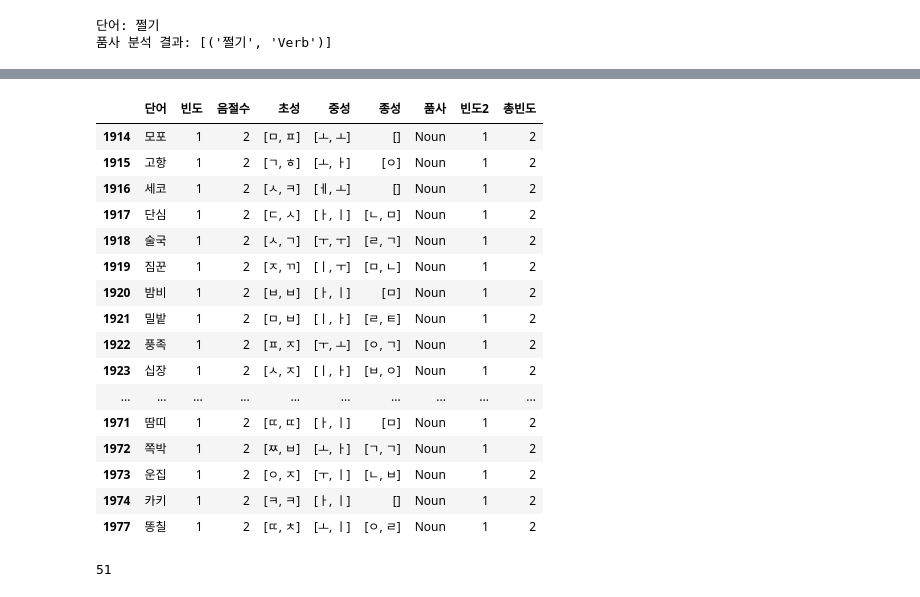
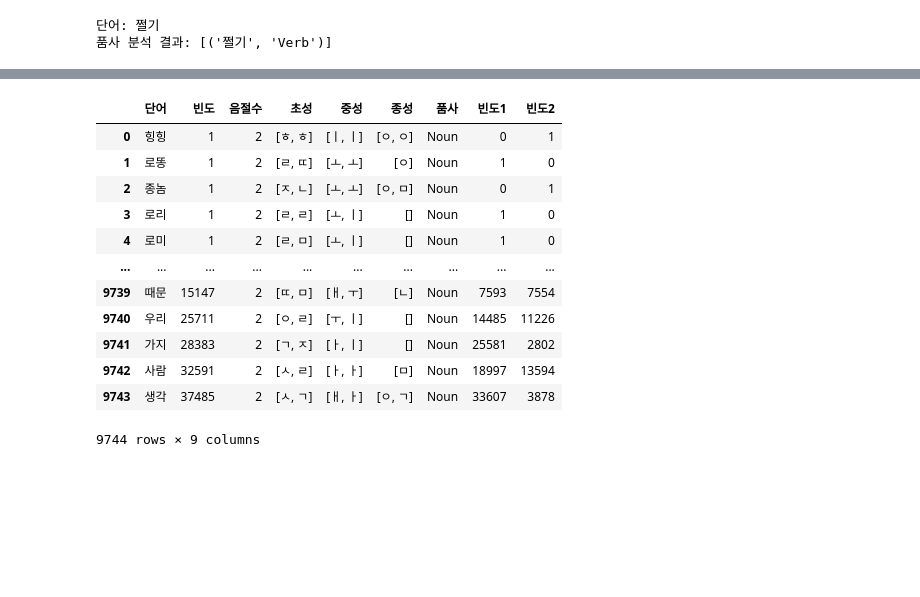
Before and after one commit to irregular6612/phoneticConvergence, a Jupyter notebook: data.ipynb, the cells around one changed output, grey strips where cells are left out. Drawn from its saved outputs; the diff is of its cells as text; code cells hidden in the pictures; blank space fills up the shorter version.

```diff
--- a/data.ipynb
+++ b/data.ipynb
@@ -334,0 +303,3 @@ corpus2
+# %%
+corpus1['빈도1'] = corpus1['빈도']
+corpus1
@@ -334,0 +320,3 @@ corpus2
+# %%
+corpus2['빈도2'] = corpus2['빈도']
+corpus2
@@ -335,3 +337,2 @@ corpus2
 # %%
-corpus2.columns = ['어휘', '빈도']
-corpus1.columns
+corpus2 = corpus2.rename(columns={'어휘': '단어'})
@@ -347,8 +338,0 @@ main_df.groupby('단어')['빈도'].sum()
-# %%
-#일반 어휘 통계에서 동일한 단어를 찾아서 빈도 추출.
-for index, item in enumerate(corpus1['단어']):
-    if item in corpus2['어휘'].values:
-        corpus1.loc[index, '빈도2'] = corpus2.loc[corpus2['어휘'] == item, '빈도'].values[0]
-    else:
-        corpus1.loc[index, '빈도2'] = 0
-corpus1
@@ -392,24 +339,34 @@ word_df
-# %%
-word_df[(word_df['빈도'] == 1) & (word_df['빈도2'] == 1)]
-# %% [output]
-|  | 단어 | 빈도 | 음절수 | 초성 | 중성 | 종성 | 품사 | 빈도2 | 총빈도 |
-| 1914 | 모포 | 1 | 2 | [ㅁ, ㅍ] | [ㅗ, ㅗ] | [] | Noun | 1 | 2 |
-| 1915 | 고항 | 1 | 2 | [ㄱ, ㅎ] | [ㅗ, ㅏ] | [ㅇ] | Noun | 1 | 2 |
-| 1916 | 세코 | 1 | 2 | [ㅅ, ㅋ] | [ㅔ, ㅗ] | [] | Noun | 1 | 2 |
-| 1917 | 단심 | 1 | 2 | [ㄷ, ㅅ] | [ㅏ, ㅣ] | [ㄴ, ㅁ] | Noun | 1 | 2 |
-| 1918 | 술국 | 1 | 2 | [ㅅ, ㄱ] | [ㅜ, ㅜ] | [ㄹ, ㄱ] | Noun | 1 | 2 |
-| 1919 | 짐꾼 | 1 | 2 | [ㅈ, ㄲ] | [ㅣ, ㅜ] | [ㅁ, ㄴ] | Noun | 1 | 2 |
-| 1920 | 밤비 | 1 | 2 | [ㅂ, ㅂ] | [ㅏ, ㅣ] | [ㅁ] | Noun | 1 | 2 |
-| 1921 | 밀밭 | 1 | 2 | [ㅁ, ㅂ] | [ㅣ, ㅏ] | [ㄹ, ㅌ] | Noun | 1 | 2 |
-| 1922 | 풍족 | 1 | 2 | [ㅍ, ㅈ] | [ㅜ, ㅗ] | [ㅇ, ㄱ] | Noun | 1 | 2 |
-| 1923 | 십장 | 1 | 2 | [ㅅ, ㅈ] | [ㅣ, ㅏ] | [ㅂ, ㅇ] | Noun | 1 | 2 |
-| ... | ... | ... | ... | ... | ... | ... | ... | ... | ... |
-| 1971 | 땀띠 | 1 | 2 | [ㄸ, ㄸ] | [ㅏ, ㅣ] | [ㅁ] | Noun | 1 | 2 |
-| 1972 | 쪽박 | 1 | 2 | [ㅉ, ㅂ] | [ㅗ, ㅏ] | [ㄱ, ㄱ] | Noun | 1 | 2 |
-| 1973 | 운집 | 1 | 2 | [ㅇ, ㅈ] | [ㅜ, ㅣ] | [ㄴ, ㅂ] | Noun | 1 | 2 |
-| 1974 | 카키 | 1 | 2 | [ㅋ, ㅋ] | [ㅏ, ㅣ] | [] | Noun | 1 | 2 |
-| 1977 | 똥칠 | 1 | 2 | [ㄸ, ㅊ] | [ㅗ, ㅣ] | [ㅇ, ㄹ] | Noun | 1 | 2 |
-# %%
-len(word_df[(word_df['빈도'] == 1) & (word_df['빈도2'] == 1)])
-# %% [output]
-51
+# %%
+# 합치고, 각 소스별 빈도도 살리기.
+main_df = pd.concat([corpus1, corpus2], ignore_index=True)
+main_df = main_df.groupby('단어').agg({'빈도': 'sum',
+                           '음절수': 'first',
+                           '초성': 'first',
+                           '중성': 'first',
+                           '종성': 'first',
+                           '품사': 'first',
+                           '빈도1': 'first',
+                           '빈도2': 'last',
+                           }).reset_index()
+
+
+main_df.sort_values(by='빈도', ascending=True, inplace=True, ignore_index=True)
+main_df['빈도1'] = main_df['빈도1'].fillna(0)
+main_df['빈도2'] = main_df['빈도2'].fillna(0)
+main_df['빈도1'] = main_df['빈도1'].astype(int)
+main_df['빈도2'] = main_df['빈도2'].astype(int)
+main_df
+# %% [output]
+|  | 단어 | 빈도 | 음절수 | 초성 | 중성 | 종성 | 품사 | 빈도1 | 빈도2 |
+| 0 | 힝힝 | 1 | 2 | [ㅎ, ㅎ] | [ㅣ, ㅣ] | [ㅇ, ㅇ] | Noun | 0 | 1 |
+| 1 | 로똥 | 1 | 2 | [ㄹ, ㄸ] | [ㅗ, ㅗ] | [ㅇ] | Noun | 1 | 0 |
+| 2 | 종놈 | 1 | 2 | [ㅈ, ㄴ] | [ㅗ, ㅗ] | [ㅇ, ㅁ] | Noun | 0 | 1 |
+| 3 | 로리 | 1 | 2 | [ㄹ, ㄹ] | [ㅗ, ㅣ] | [] | Noun | 1 | 0 |
+| 4 | 로미 | 1 | 2 | [ㄹ, ㅁ] | [ㅗ, ㅣ] | [] | Noun | 1 | 0 |
+| ... | ... | ... | ... | ... | ... | ... | ... | ... | ... |
+| 9739 | 때문 | 15147 | 2 | [ㄸ, ㅁ] | [ㅐ, ㅜ] | [ㄴ] | Noun | 7593 | 7554 |
+| 9740 | 우리 | 25711 | 2 | [ㅇ, ㄹ] | [ㅜ, ㅣ] | [] | Noun | 14485 | 11226 |
+| 9741 | 가지 | 28383 | 2 | [ㄱ, ㅈ] | [ㅏ, ㅣ] | [] | Noun | 25581 | 2802 |
+| 9742 | 사람 | 32591 | 2 | [ㅅ, ㄹ] | [ㅏ, ㅏ] | [ㅁ] | Noun | 18997 | 13594 |
+| 9743 | 생각 | 37485 | 2 | [ㅅ, ㄱ] | [ㅐ, ㅏ] | [ㅇ, ㄱ] | Noun | 33607 | 3878 |
+9744 rows × 9 columns
```
Also changed, not shown: parts of 19 cells of this notebook, 1 other file.
